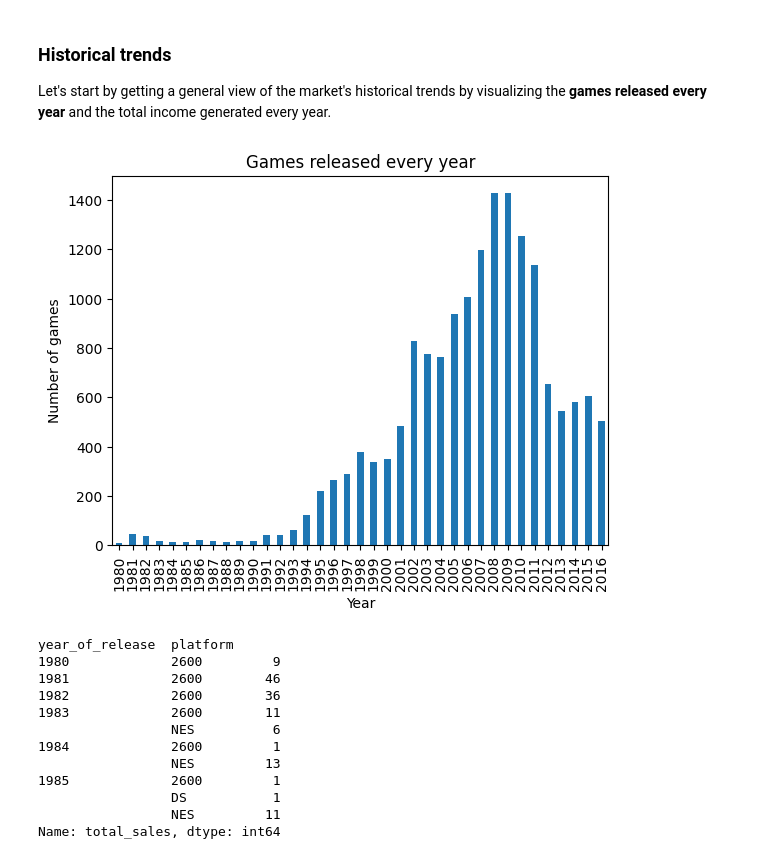
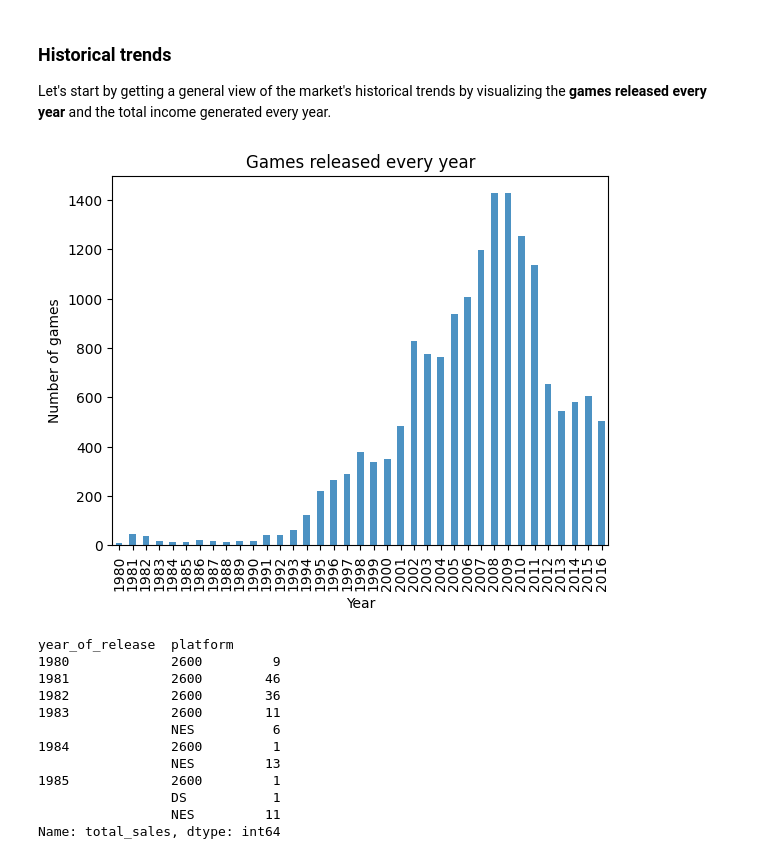
Before and after one commit to PabloHermun/videogames_succes, a Jupyter notebook: notebook.ipynb, the cells around one changed output. Cells and saved outputs as stored; diff of their text form; code cells hidden in the pictures.

```diff
--- a/notebook.ipynb
+++ b/notebook.ipynb
@@ -115,5 +122,4 @@ The `year_of_release` and the critic `critic_score` have only integers (besides
 # %%
 # Convert columns type to integers
 games['year_of_release'] = games['year_of_release'].astype('Int64')
-games['critic_score'] = games['critic_score'].astype('Int64')
 # %% [markdown]
@@ -388,13 +395,13 @@ memory usage: 1.7+ MB
 Let's start by getting a general view of the market's historical trends by visualizing the **games released every year** and the total income generated every year.
 # %%
 # Plot the count of games released each year
-games.groupby(['year_of_release'])['name'].count().plot(kind='bar')
+games.groupby(['year_of_release'])['name'].count().plot(kind='bar', alpha=0.8)
 plt.ylabel('Number of games')
 plt.xlabel('Year')
 plt.title('Games released every year')
 plt.show()
 # %% [output]
-[figure, old version]
+[figure, new version]
 # %%
 # Show the number of games released during the first decade
 games_bp = games.groupby(['year_of_release', 'platform'])['total_sales'].count()
```
Also changed, not shown: parts of 34 cells of this notebook.
